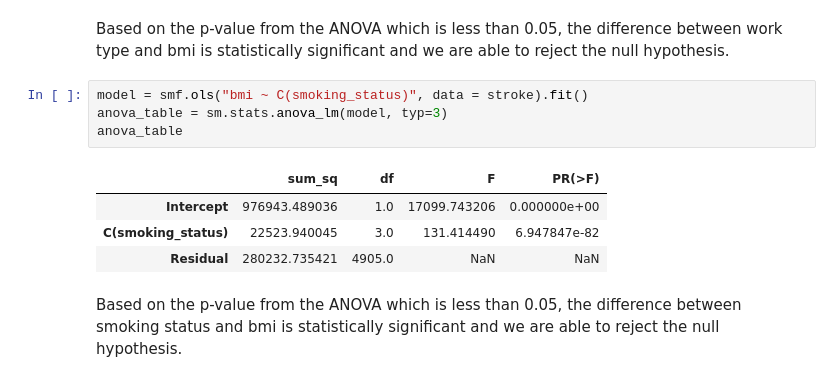
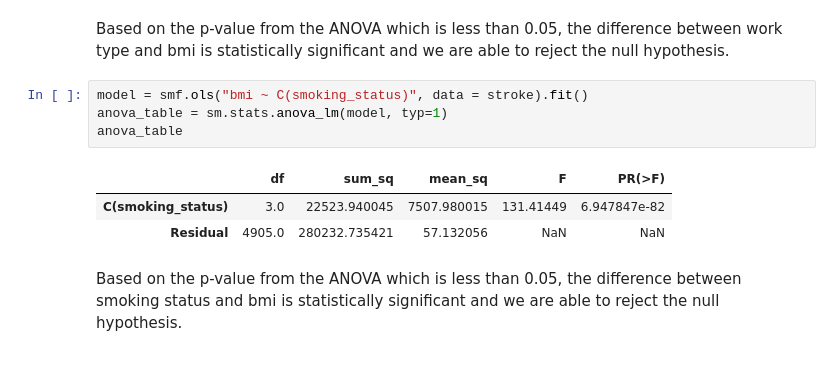
Before and after one commit to andrewhuangx/HHA507-Anovas, a Jupyter notebook: Andrew_Anova.ipynb, the cells around one changed output. Saved outputs shown, nothing was run; the diff lists cells and outputs as text.

```diff
--- a/Andrew_Anova.ipynb
+++ b/Andrew_Anova.ipynb
@@ -176,13 +177,12 @@ anova_table
 Based on the p-value from the ANOVA which is less than 0.05, the difference between work type and bmi is statistically significant and we are able to reject the null hypothesis.
 # %%
 model = smf.ols("bmi ~ C(smoking_status)", data = stroke).fit()
-anova_table = sm.stats.anova_lm(model, typ=3)
+anova_table = sm.stats.anova_lm(model, typ=1)
 anova_table
 # %% [output]
-|  | sum_sq | df | F | PR(>F) |
-| Intercept | 976943.489036 | 1.0 | 17099.743206 | 0.000000e+00 |
-| C(smoking_status) | 22523.940045 | 3.0 | 131.414490 | 6.947847e-82 |
-| Residual | 280232.735421 | 4905.0 | NaN | NaN |
+|  | df | sum_sq | mean_sq | F | PR(>F) |
+| C(smoking_status) | 3.0 | 22523.940045 | 7507.980015 | 131.41449 | 6.947847e-82 |
+| Residual | 4905.0 | 280232.735421 | 57.132056 | NaN | NaN |
 # %% [markdown]
 Based on the p-value from the ANOVA which is less than 0.05, the difference between smoking status and bmi is statistically significant and we are able to reject the null hypothesis.
 # %% [markdown]
```
Also changed, not shown: parts of 2 cells of this notebook.
